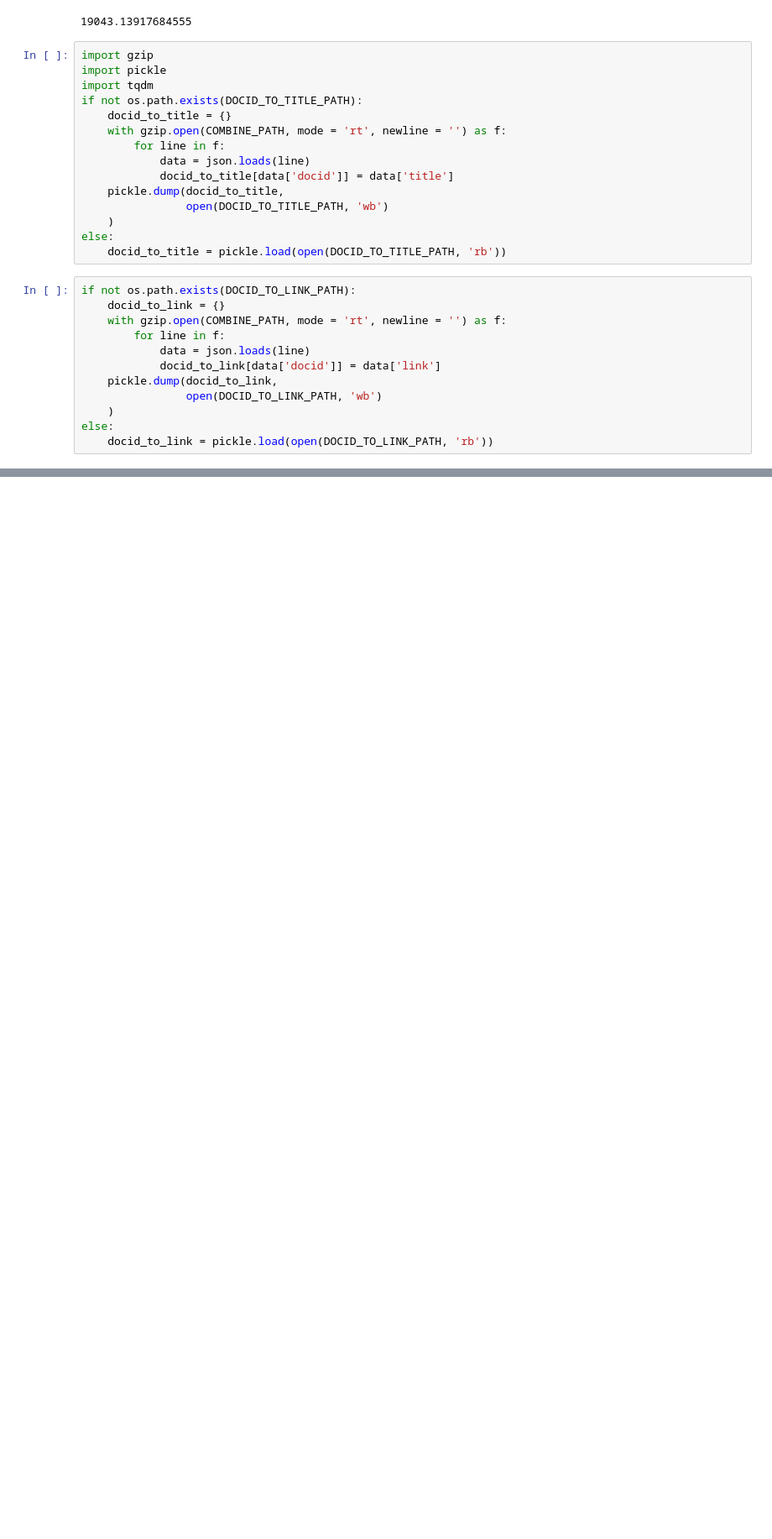
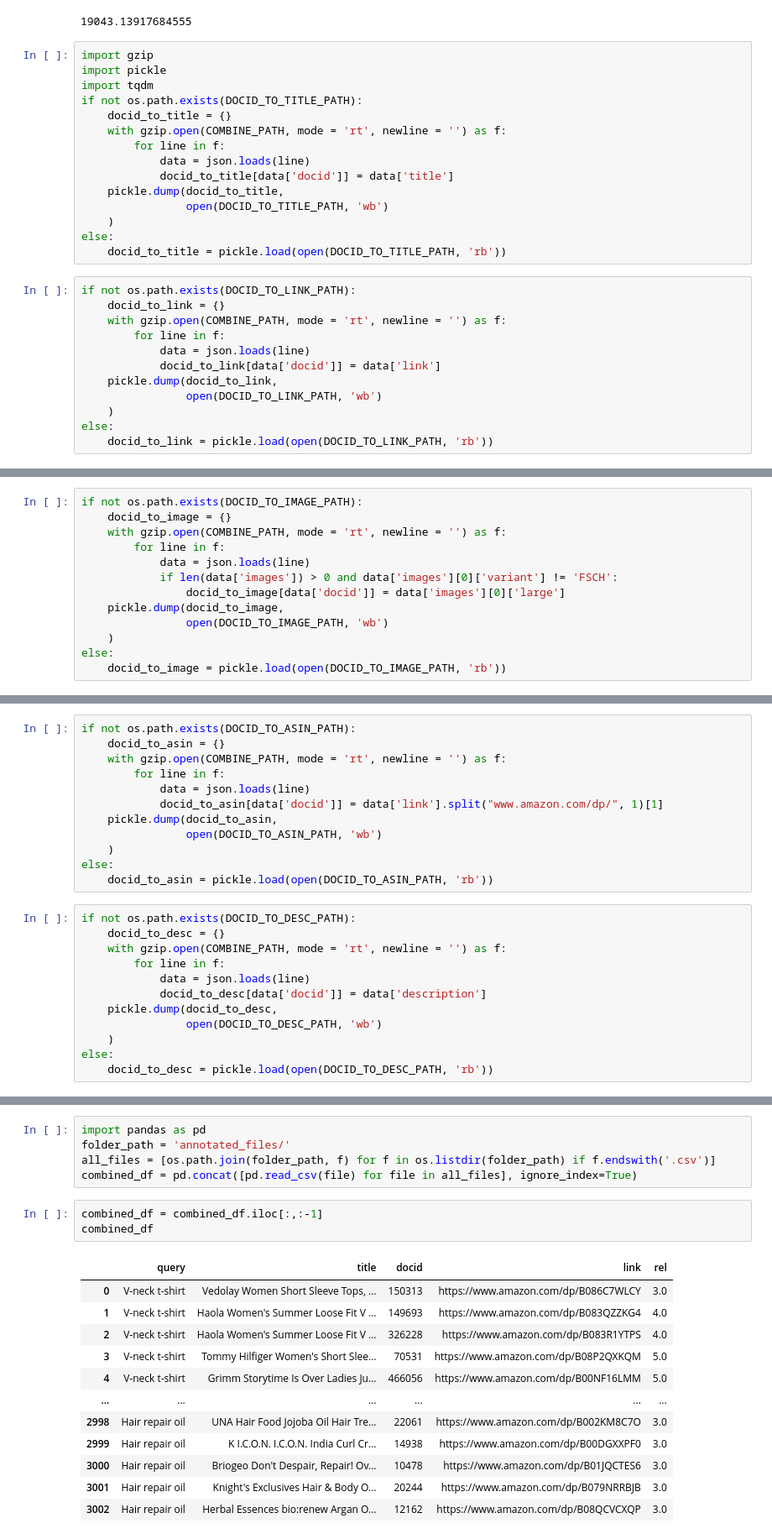
Before and after one commit to SylvieMei716/eco-friendly-products-search-engine, a Jupyter notebook: interactive.ipynb, the cells around one changed output, grey strips where cells are left out. Shown at 84% size. Drawn from its saved outputs; the diff is of its cells as text; blank space fills up the shorter version.

```diff
--- a/interactive.ipynb
+++ b/interactive.ipynb
@@ -119,0 +141,13 @@ else:
+# %%
+if not os.path.exists(DOCID_TO_IMAGE_PATH):
+    docid_to_image = {}
+    with gzip.open(COMBINE_PATH, mode = 'rt', newline = '') as f:
+        for line in f:
+            data = json.loads(line)
+            if len(data['images']) > 0 and data['images'][0]['variant'] != 'FSCH':
+                docid_to_image[data['docid']] = data['images'][0]['large']
+    pickle.dump(docid_to_image,
+                open(DOCID_TO_IMAGE_PATH, 'wb')
+    )
+else:
+    docid_to_image = pickle.load(open(DOCID_TO_IMAGE_PATH, 'rb'))
@@ -119,0 +174,24 @@ else:
+# %%
+if not os.path.exists(DOCID_TO_ASIN_PATH):
+    docid_to_asin = {}
+    with gzip.open(COMBINE_PATH, mode = 'rt', newline = '') as f:
+        for line in f:
+            data = json.loads(line)
+            docid_to_asin[data['docid']] = data['link'].split("www.amazon.com/dp/", 1)[1]
+    pickle.dump(docid_to_asin,
+                open(DOCID_TO_ASIN_PATH, 'wb')
+    )
+else:
+    docid_to_asin = pickle.load(open(DOCID_TO_ASIN_PATH, 'rb'))
+# %%
+if not os.path.exists(DOCID_TO_DESC_PATH):
+    docid_to_desc = {}
+    with gzip.open(COMBINE_PATH, mode = 'rt', newline = '') as f:
+        for line in f:
+            data = json.loads(line)
+            docid_to_desc[data['docid']] = data['description']
+    pickle.dump(docid_to_desc,
+                open(DOCID_TO_DESC_PATH, 'wb')
+    )
+else:
+    docid_to_desc = pickle.load(open(DOCID_TO_DESC_PATH, 'rb'))
@@ -159,0 +392,21 @@ for fashion_query in fashion_queries:
+# %%
+import pandas as pd
+folder_path = 'annotated_files/'
+all_files = [os.path.join(folder_path, f) for f in os.listdir(folder_path) if f.endswith('.csv')]
+combined_df = pd.concat([pd.read_csv(file) for file in all_files], ignore_index=True)
+# %%
+combined_df = combined_df.iloc[:,:-1]
+combined_df
+# %% [output]
+|  | query | title | docid | link | rel |
+| 0 | V-neck t-shirt | Vedolay Women Short Sleeve Tops, ... | 150313 | https://www.amazon.com/dp/B086C7WLCY | 3.0 |
+| 1 | V-neck t-shirt | Haola Women's Summer Loose Fit V ... | 149693 | https://www.amazon.com/dp/B083QZZKG4 | 4.0 |
+| 2 | V-neck t-shirt | Haola Women's Summer Loose Fit V ... | 326228 | https://www.amazon.com/dp/B083R1YTPS | 4.0 |
+| 3 | V-neck t-shirt | Tommy Hilfiger Women's Short Slee... | 70531 | https://www.amazon.com/dp/B08P2QXKQM | 5.0 |
+| 4 | V-neck t-shirt | Grimm Storytime Is Over Ladies Ju... | 466056 | https://www.amazon.com/dp/B00NF16LMM | 5.0 |
+| ... | ... | ... | ... | ... | ... |
+| 2998 | Hair repair oil | UNA Hair Food Jojoba Oil Hair Tre... | 22061 | https://www.amazon.com/dp/B002KM8C7O | 3.0 |
+| 2999 | Hair repair oil | K I.C.O.N. I.C.O.N. India Curl Cr... | 14938 | https://www.amazon.com/dp/B00DGXXPF0 | 3.0 |
+| 3000 | Hair repair oil | Briogeo Don't Despair, Repair! Ov... | 10478 | https://www.amazon.com/dp/B01JQCTES6 | 3.0 |
+| 3001 | Hair repair oil | Knight's Exclusives Hair & Body O... | 20244 | https://www.amazon.com/dp/B079NRRBJB | 3.0 |
+| 3002 | Hair repair oil | Herbal Essences bio:renew Argan O... | 12162 | https://www.amazon.com/dp/B08QCVCXQP | 3.0 |
```
Also changed, not shown: parts of 14 cells of this notebook, 18 other files.
